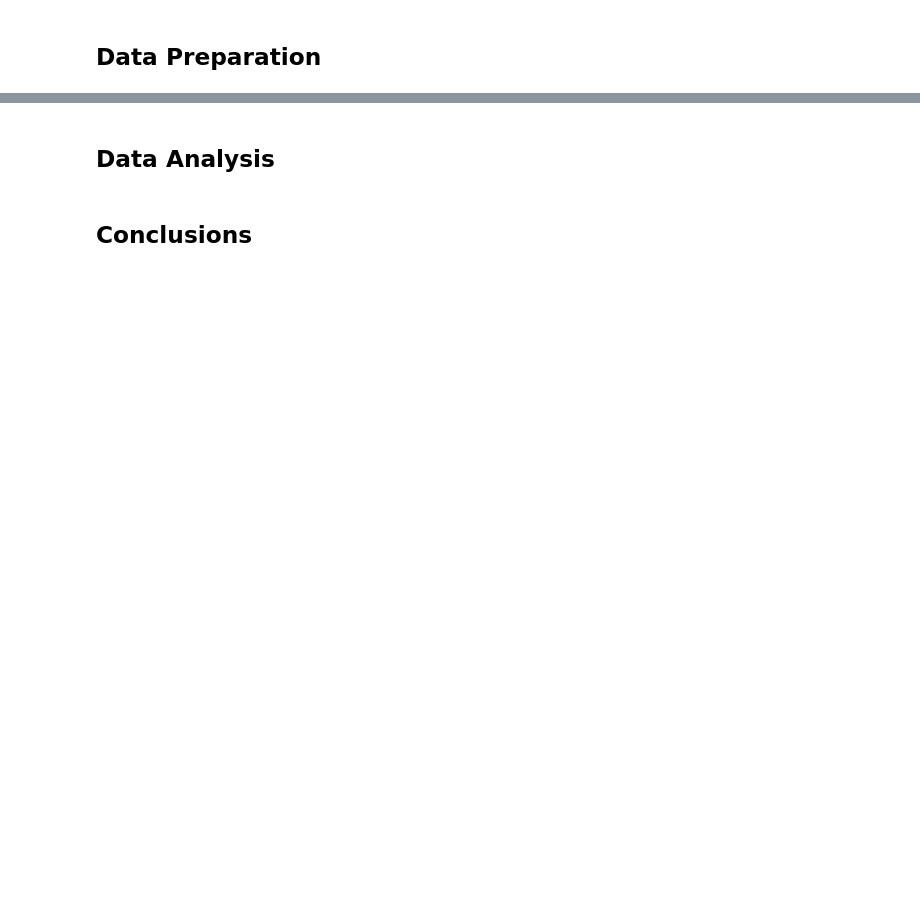
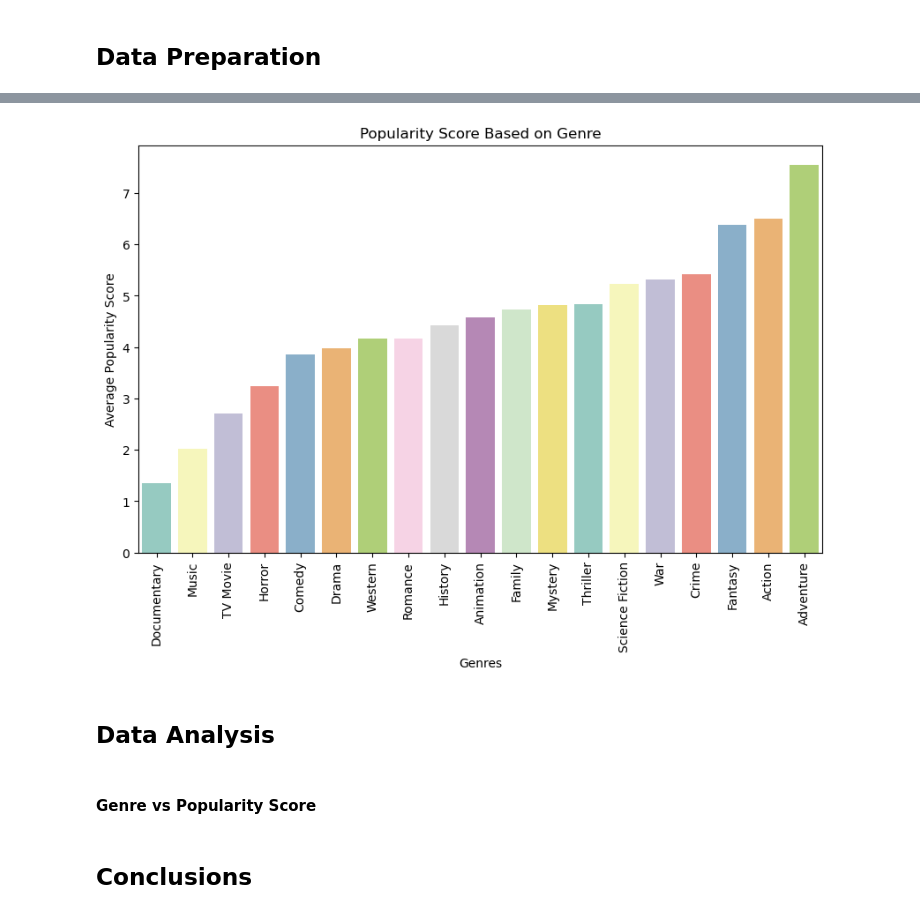
Before and after one commit to CrisThatOneCris/dsc-phase-1-project-v2-4, a Jupyter notebook: student.ipynb, the cells around one changed output, grey strips where cells are left out. Cells and saved outputs as stored; diff of their text form; code cells hidden in the pictures; blank space fills up the shorter version.

Commit message:
Updated TMDB Data Prep Section

```diff
--- a/student.ipynb
+++ b/student.ipynb
@@ -38,0 +129,17 @@ The dataset in correspondance to TMDB in the zipped Date folder is "*tmdb.movies
+# %%
+# Define a function to parse our string in our genres column since its a single string and not a list
+# the literal_eval method can safely evaluate strings containing Python values from unknown sources without us having to parse the values ourselves
+def parse_list_string(s):
+    try:
+        return ast.literal_eval(s)
+    except (SyntaxError, ValueError):
+        return []
+
+# Convert the genre_ids column from string representation to list
+tmdb_df['genre_ids'] = tmdb_df['genre_ids'].apply(parse_list_string)
+
+# Update the genre_ids column with the corresponding genre names
+tmdb_df['genre_ids'] = tmdb_df['genre_ids'].apply(lambda ids: [genre_mapping.get(int(id)) for id in ids])
+
+# Print the updated DataFrame
+tmdb_df.head()
@@ -38,0 +153,4 @@ The dataset in correspondance to TMDB in the zipped Date folder is "*tmdb.movies
+# %%
+# Clean out our dataframe by dropping unnecessary columns for the analysis
+tmdb_drop = tmdb_df.drop(["Unnamed: 0", "id", "original_language"], axis=1, inplace=False)
+tmdb_drop.head()
@@ -39,5 +177,31 @@ The dataset in correspondance to TMDB in the zipped Date folder is "*tmdb.movies
+# %%
+# Explode the 'genre_ids' column to convert lists into separate rows
+df_exploded = tmdb_drop.explode('genre_ids')
+# %%
+
+# Convert 'vote_average' column to numeric
+df_exploded['popularity'] = pd.to_numeric(df_exploded['popularity'], errors='coerce')
+
+# Group the DataFrame by each genre
+genre_groups = df_exploded.groupby('genre_ids')
+
+# Calculate the average popularity for each genre
+genre_avg_pop = genre_groups['popularity'].mean().reset_index().sort_values('popularity')
+
+# Plot the bar graph with Seaborn
+plt.figure(figsize=(10, 6))
+sns.barplot(data=genre_avg_pop, x='genre_ids', y='popularity', palette='Set3')
+plt.xlabel('Genres')
+plt.ylabel('Average Popularity Score')
+plt.title('Popularity Score Based on Genre')
+plt.xticks(rotation=90)
+plt.show()
+# %% [output]
+[figure, added]
 # %% [markdown]
 ## Data Analysis
+# %% [markdown]
+#### Genre vs Popularity Score
 # %% [markdown]
 ## Conclusions
 # %%
```
Also changed, not shown: parts of 15 cells of this notebook.
